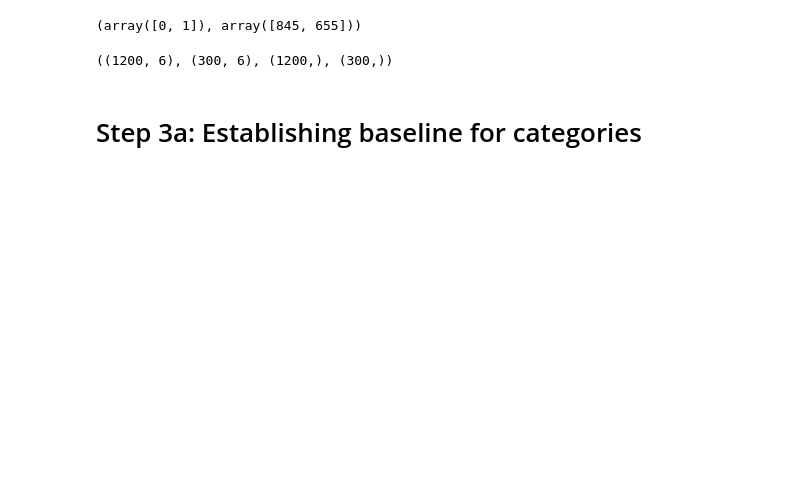
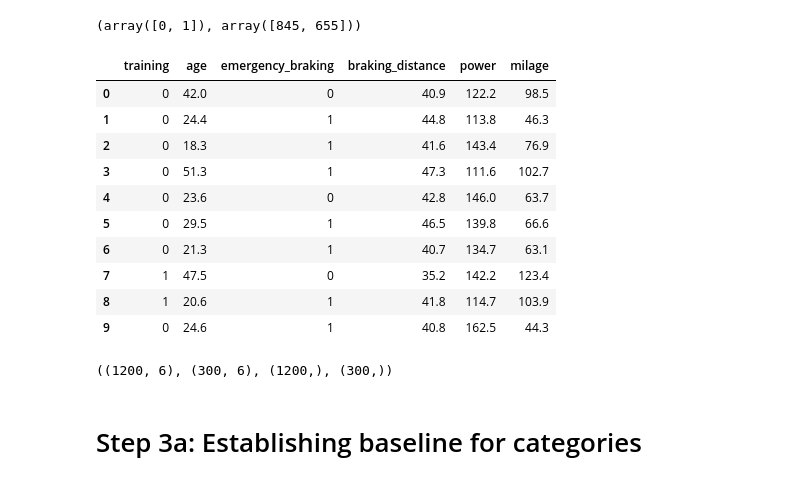
Before and after one commit to DJCordhose/buch-machine-learning-notebooks, a Jupyter notebook: kap11/train.ipynb, the cells around one changed output. Cells and saved outputs as stored; diff of their text form; code cells hidden in the pictures; blank space fills up the shorter version.

```diff
--- a/kap11/train.ipynb
+++ b/kap11/train.ipynb
@@ -136,6 +136,21 @@ np.unique(y, return_counts=True)
 (array([0, 1]), array([845, 655]))
 # %%
 df.drop(['risk', 'group', 'group_name', 'good_customer'], axis='columns', inplace=True)
+# %%
+df = df.round(1)
+df.head(10)
+# %% [output]
+|  | training | age | emergency_braking | braking_distance | power | milage |
+| 0 | 0 | 42.0 | 0 | 40.9 | 122.2 | 98.5 |
+| 1 | 0 | 24.4 | 1 | 44.8 | 113.8 | 46.3 |
+| 2 | 0 | 18.3 | 1 | 41.6 | 143.4 | 76.9 |
+| 3 | 0 | 51.3 | 1 | 47.3 | 111.6 | 102.7 |
+| 4 | 0 | 23.6 | 0 | 42.8 | 146.0 | 63.7 |
+| 5 | 0 | 29.5 | 1 | 46.5 | 139.8 | 66.6 |
+| 6 | 0 | 21.3 | 1 | 40.7 | 134.7 | 63.1 |
+| 7 | 1 | 47.5 | 0 | 35.2 | 142.2 | 123.4 |
+| 8 | 1 | 20.6 | 1 | 41.8 | 114.7 | 103.9 |
+| 9 | 0 | 24.6 | 1 | 40.8 | 162.5 | 44.3 |
 # %%
 
 from sklearn.model_selection import train_test_split
```
Also changed, not shown: parts of 34 cells of this notebook, 5 other files.
